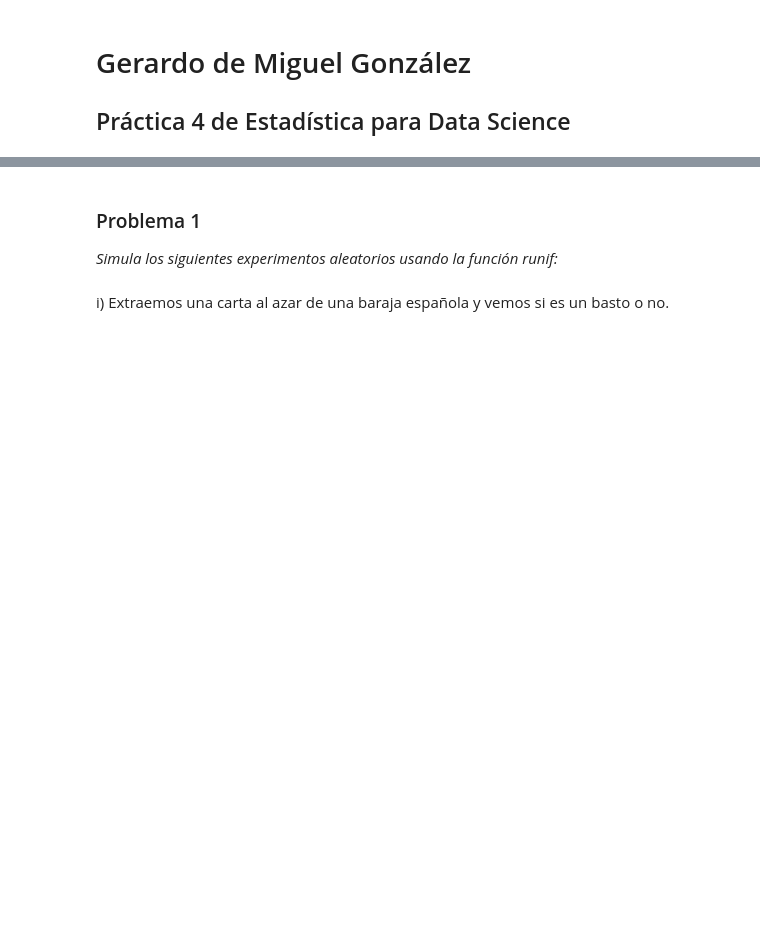
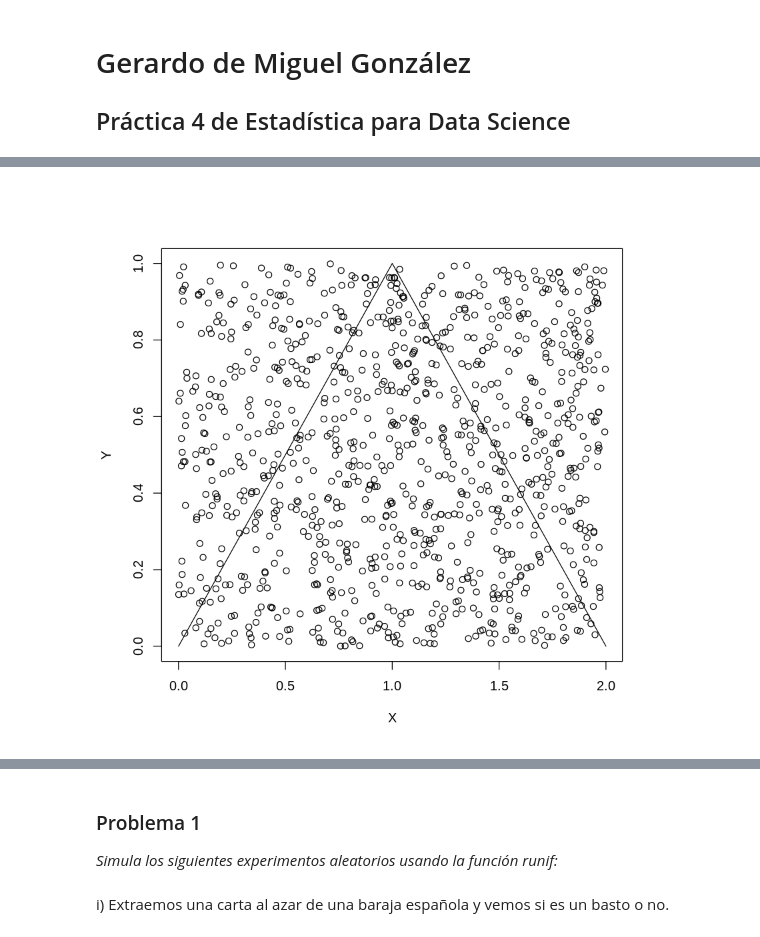
Before and after one commit to yerartdev/uc-m1965-stats, a Jupyter notebook: p4/practica4-gerardo-de-miguel.gonzalez.ipynb, the cells around one changed output, grey strips where cells are left out. Cells and saved outputs as stored; diff of their text form; code cells hidden in the pictures; blank space fills up the shorter version.

```diff
--- a/p4/practica4-gerardo-de-miguel.gonzalez.ipynb
+++ b/p4/practica4-gerardo-de-miguel.gonzalez.ipynb
@@ -4,0 +65,13 @@
+# %%
+#Simulamos en el recinto 0<= x <= 2, 0 <= y <=1
+M<-1000
+
+X <- runif(M, 0, 2)
+Y <- runif(M)
+
+#Dibujamos los puntos simulados (Usar pocos puntos sino ignorar)
+plot(X,Y)
+#Superponemos f(x)
+curve(1-abs(1-x),0,2, add=T)
+# %% [output]
+[figure, added]
```
Also changed, not shown: parts of 20 cells of this notebook.
